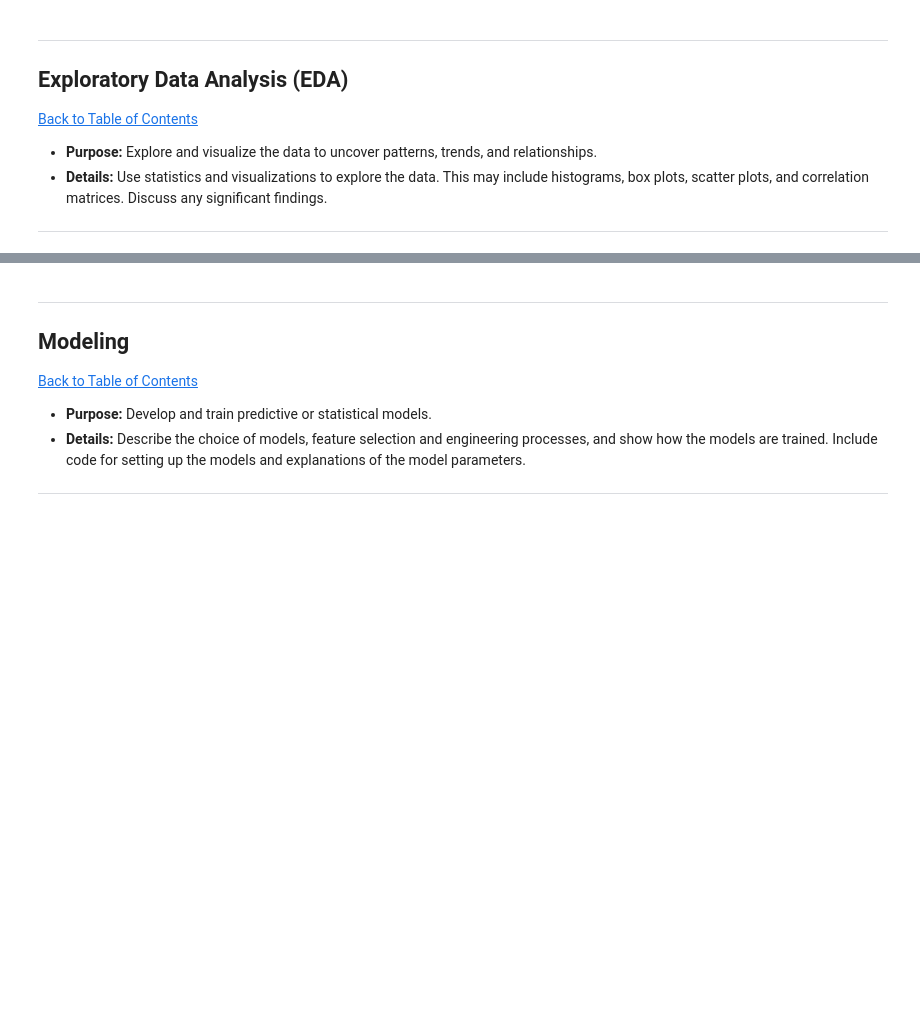
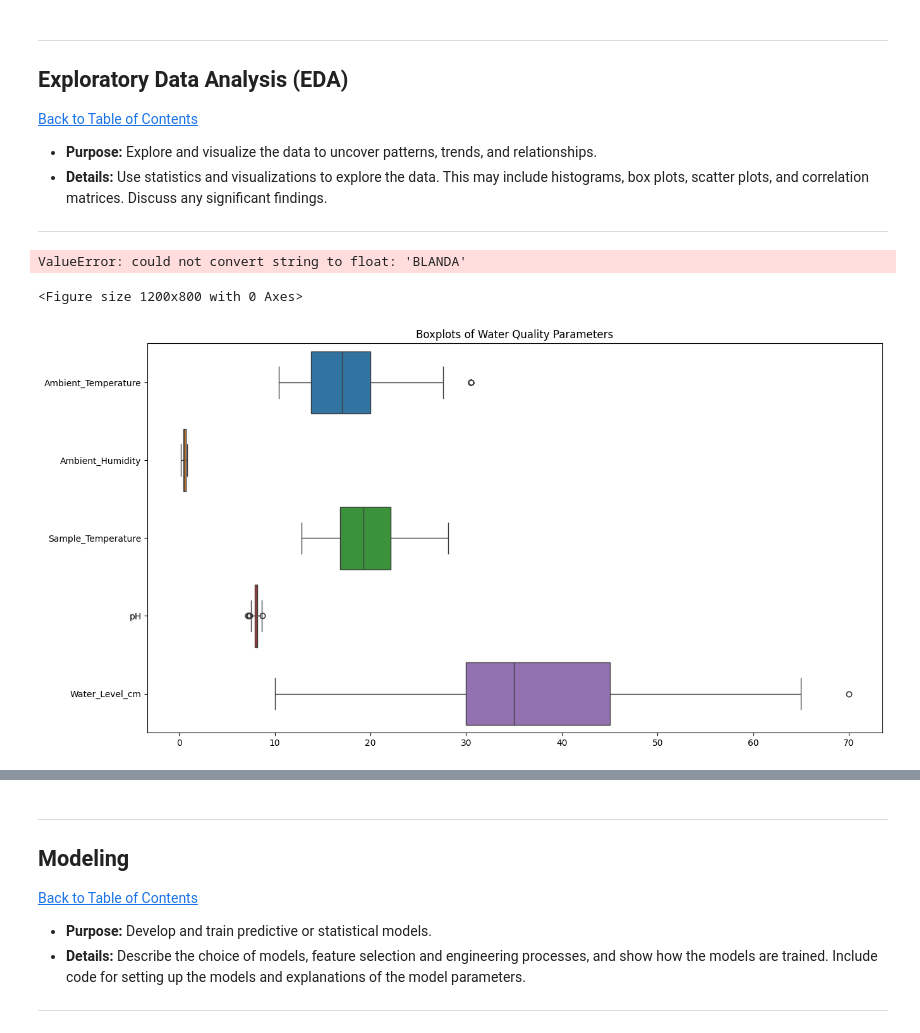
Before and after one commit to Jeremy809/Workplace, a Jupyter notebook: QCTO---Workplace-Module-Notebook-Template-4571.ipynb, the cells around one changed output, grey strips where cells are left out. Saved outputs shown, nothing was run; the diff lists cells and outputs as text; code cells hidden in the pictures; blank space fills up the shorter version.

```diff
--- a/QCTO---Workplace-Module-Notebook-Template-4571.ipynb
+++ b/QCTO---Workplace-Module-Notebook-Template-4571.ipynb
@@ -358,0 +357,15 @@ dtype: int64
+# %%
+plt.figure(figsize=(12, 8))
+sns.heatmap(df[numeric_cols].corr(), annot=True, cmap="coolwarm", linewidths=0.5)
+plt.title("Correlation Matrix of Water Quality Parameters")
+plt.show()
+# %% [output]
+ValueError: could not convert string to float: 'BLANDA'
+<Figure size 1200x800 with 0 Axes>
+# %%
+plt.figure(figsize=(15, 8))
+sns.boxplot(data=df[numeric_cols], orient='h')
+plt.title("Boxplots of Water Quality Parameters")
+plt.show()
+# %% [output]
+[figure, added]
```
Also changed, not shown: parts of 7 cells of this notebook.
